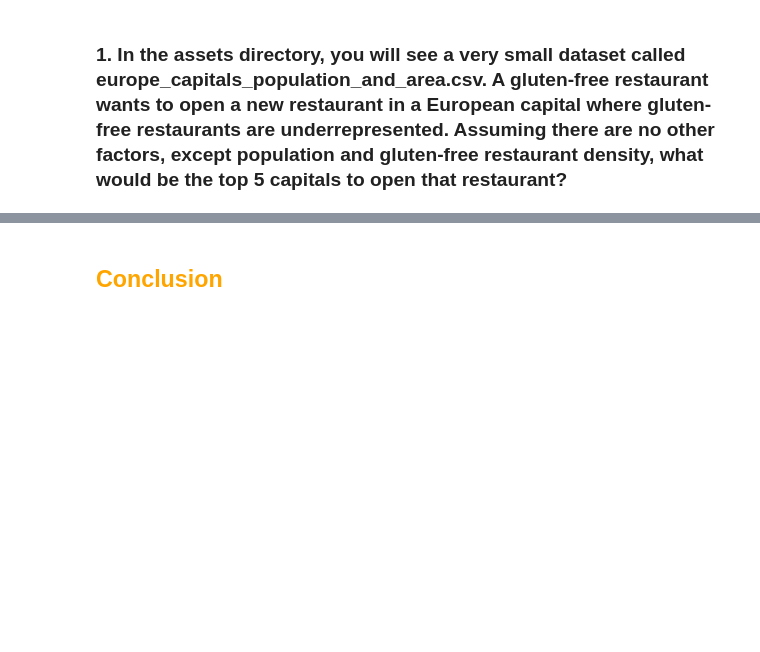
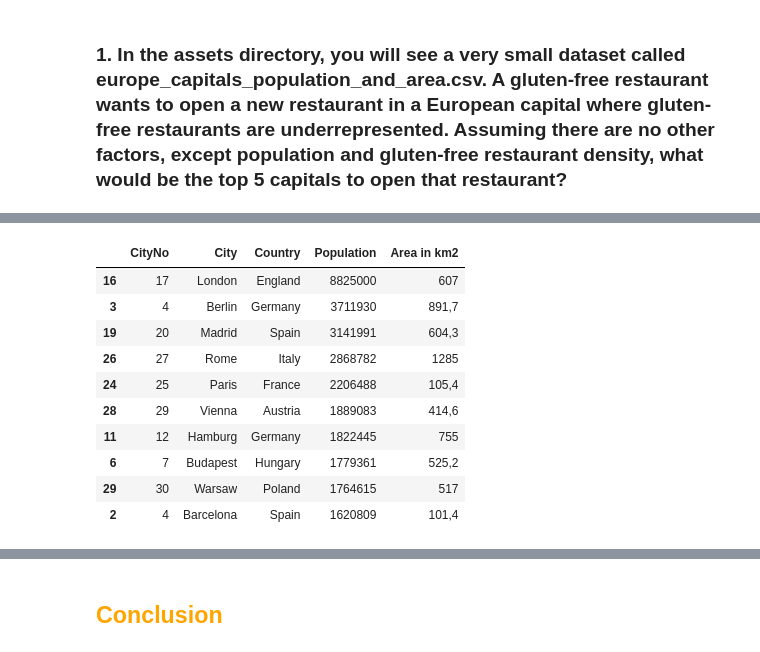
Before and after one commit to yunusemreemik/foodstyle_challenge, a Jupyter notebook: foodstyles_report.ipynb, the cells around one changed output, grey strips where cells are left out. Drawn from its saved outputs; the diff is of its cells as text; code cells hidden in the pictures; blank space fills up the shorter version.

```diff
--- a/foodstyles_report.ipynb
+++ b/foodstyles_report.ipynb
@@ -331,5 +483,17 @@ europe_data.info()
 # %%
-europe_data.sort_values(ascending = False,by="Population").head(32)
+europe_data.sort_values(ascending = False,by="Population").head(10)
+# %% [output]
+|  | CityNo | City | Country | Population | Area in km2 |
+| 16 | 17 | London | England | 8825000 | 607 |
+| 3 | 4 | Berlin | Germany | 3711930 | 891,7 |
+| 19 | 20 | Madrid | Spain | 3141991 | 604,3 |
+| 26 | 27 | Rome | Italy | 2868782 | 1285 |
+| 24 | 25 | Paris | France | 2206488 | 105,4 |
+| 28 | 29 | Vienna | Austria | 1889083 | 414,6 |
+| 11 | 12 | Hamburg | Germany | 1822445 | 755 |
+| 6 | 7 | Budapest | Hungary | 1779361 | 525,2 |
+| 29 | 30 | Warsaw | Poland | 1764615 | 517 |
+| 2 | 4 | Barcelona | Spain | 1620809 | 101,4 |
 # %%
 elected_data = full_data[full_data["city"].isin(europe_data["City"].tolist())].reset_index(drop=True)
 # %%
```
Also changed, not shown: parts of 59 cells of this notebook, 8 other files.
